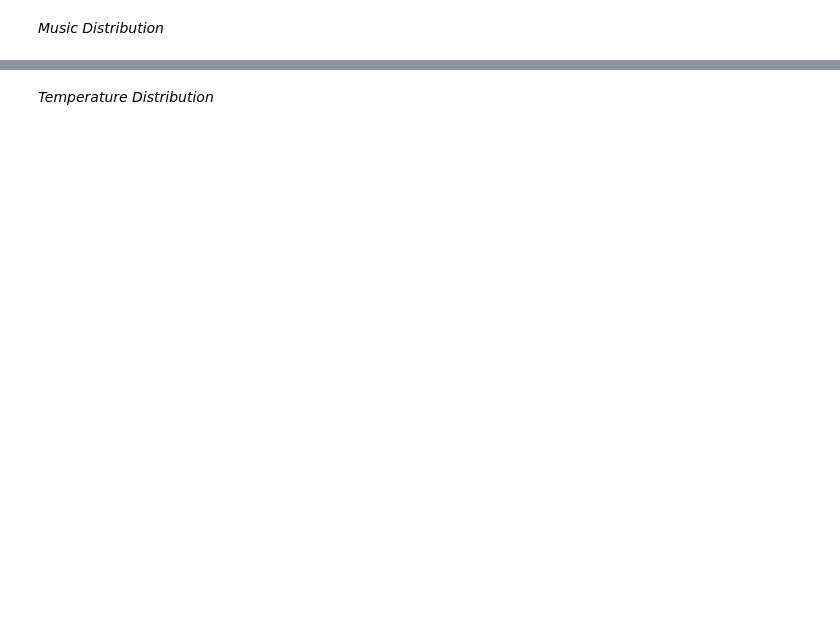
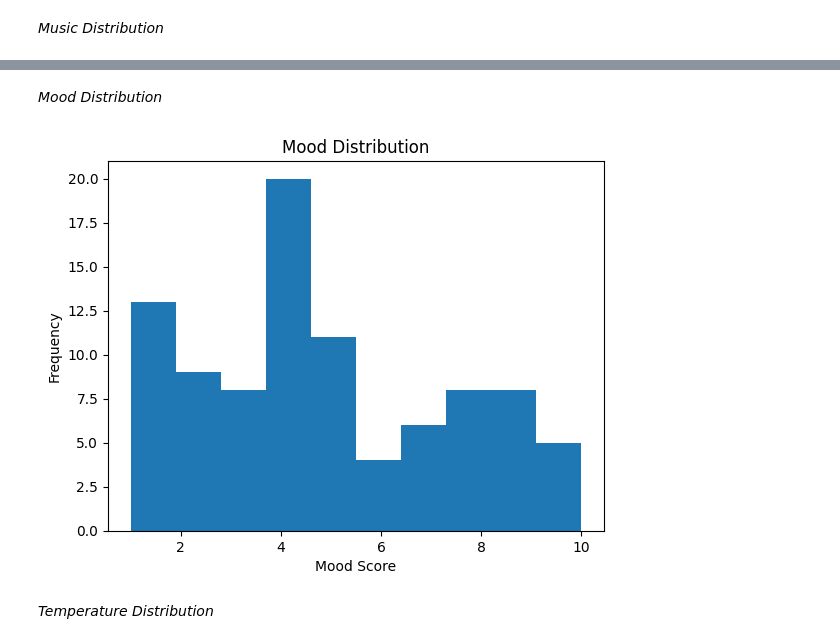
Before and after one commit to devin-ph/productivity-ananlysis-eda, a Jupyter notebook: notebooks/2.univariate_analysis.ipynb, the cells around one changed output, grey strips where cells are left out. Drawn from its saved outputs; the diff is of its cells as text; code cells hidden in the pictures; blank space fills up the shorter version.

```diff
--- a/notebooks/2.univariate_analysis.ipynb
+++ b/notebooks/2.univariate_analysis.ipynb
@@ -40,3 +30,11 @@ plt.show()
+# %% [markdown]
+*Mood Distribution*
+# %%
+ms = df['Mood_Score'].plot(kind='hist', title='Mood Distribution')
+ms.set_xlabel('Mood Score')
+plt.show()
+# %% [output]
+[figure, added]
 # %% [markdown]
 *Temperature Distribution*
 # %%
```
Also changed, not shown: parts of 5 cells of this notebook.
